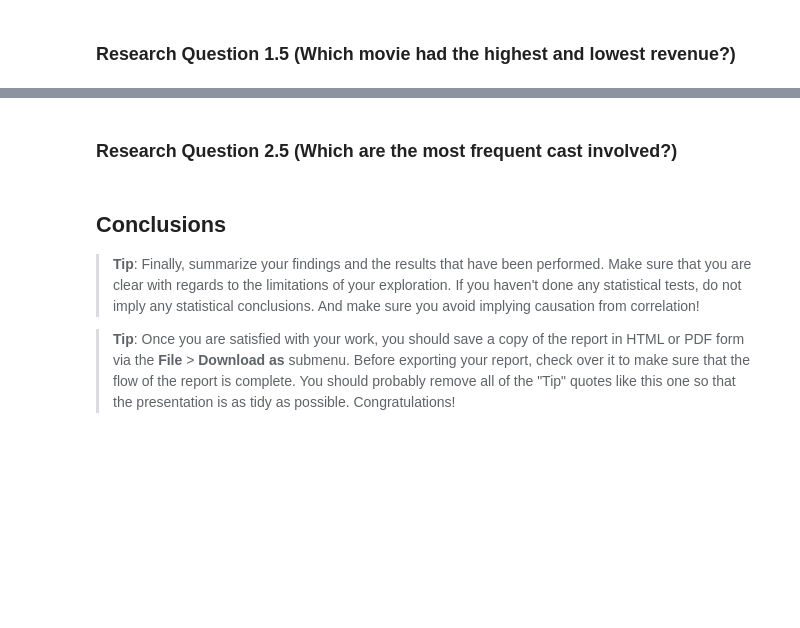
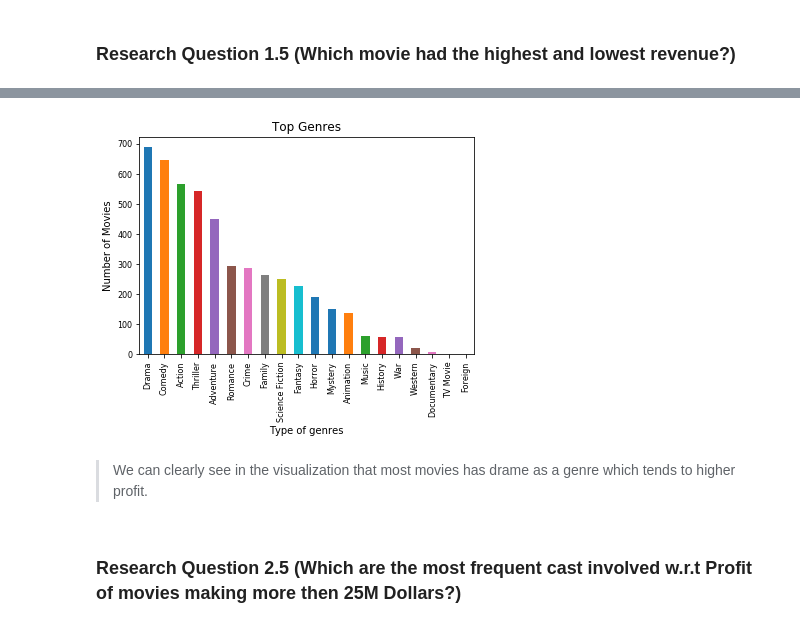
Before and after one commit to beingjainparas/Udacity-Investigate_a_dataset, a Jupyter notebook: Investigate_a_dataset-TMDb_movie_database.ipynb, the cells around one changed output, grey strips where cells are left out. Drawn from its saved outputs; the diff is of its cells as text; code cells hidden in the pictures; blank space fills up the shorter version.

```diff
--- a/Investigate_a_dataset-TMDb_movie_database.ipynb
+++ b/Investigate_a_dataset-TMDb_movie_database.ipynb
@@ -307,0 +446,7 @@ Name: 2244, dtype: object
+# %%
+# Dataframe which has data of movies which made profit of more the 25M Dollars.
+tmdb_profit_data = tmdb_data[tmdb_data['profit'] >= 25000000]
+# Reindexing the dataframe
+tmdb_profit_data.index = range(len(tmdb_profit_data))
+#showing the dataset
+tmdb_profit_data.head()
@@ -313,0 +510,4 @@ Name: 2244, dtype: object
+# %%
+# This will first concat all the data with | from the whole column and then split it using | and count the number of times it occured.
+genres_count = pd.Series(tmdb_profit_data['genres'].str.cat(sep = '|').split('|')).value_counts(ascending = False)
+genres_count
@@ -314,9 +537,16 @@ Name: 2244, dtype: object
+# %%
+# Initialize the plot
+diagram = genres_count.plot.bar(fontsize = 8)
+# Set a title
+diagram.set(title = 'Top Genres')
+# x-label and y-label
+diagram.set_xlabel('Type of genres')
+diagram.set_ylabel('Number of Movies')
+# Show the plot
+plt.show()
+# %% [output]
+[figure, added]
+# %% [markdown]
+> We can clearly see in the visualization that most movies has drame as a genre which tends to higher profit.
 # %% [markdown]
-### Research Question 2.5  (Which are the most frequent cast involved?)
+### Research Question 2.5  (Which are the most frequent cast involved w.r.t Profit of movies making more then 25M Dollars?)
-# %% [markdown]
-<a id='conclusions'></a>
-## Conclusions
-
-> **Tip**: Finally, summarize your findings and the results that have been performed. Make sure that you are clear with regards to the limitations of your exploration. If you haven't done any statistical tests, do not imply any statistical conclusions. And make sure you avoid implying causation from correlation!
-
-> **Tip**: Once you are satisfied with your work, you should save a copy of the report in HTML or PDF form via the **File** > **Download as** submenu. Before exporting your report, check over it to make sure that the flow of the report is complete. You should probably remove all of the "Tip" quotes like this one so that the presentation is as tidy as possible. Congratulations!
```
Also changed, not shown: parts of 40 cells of this notebook, 1 other file.
